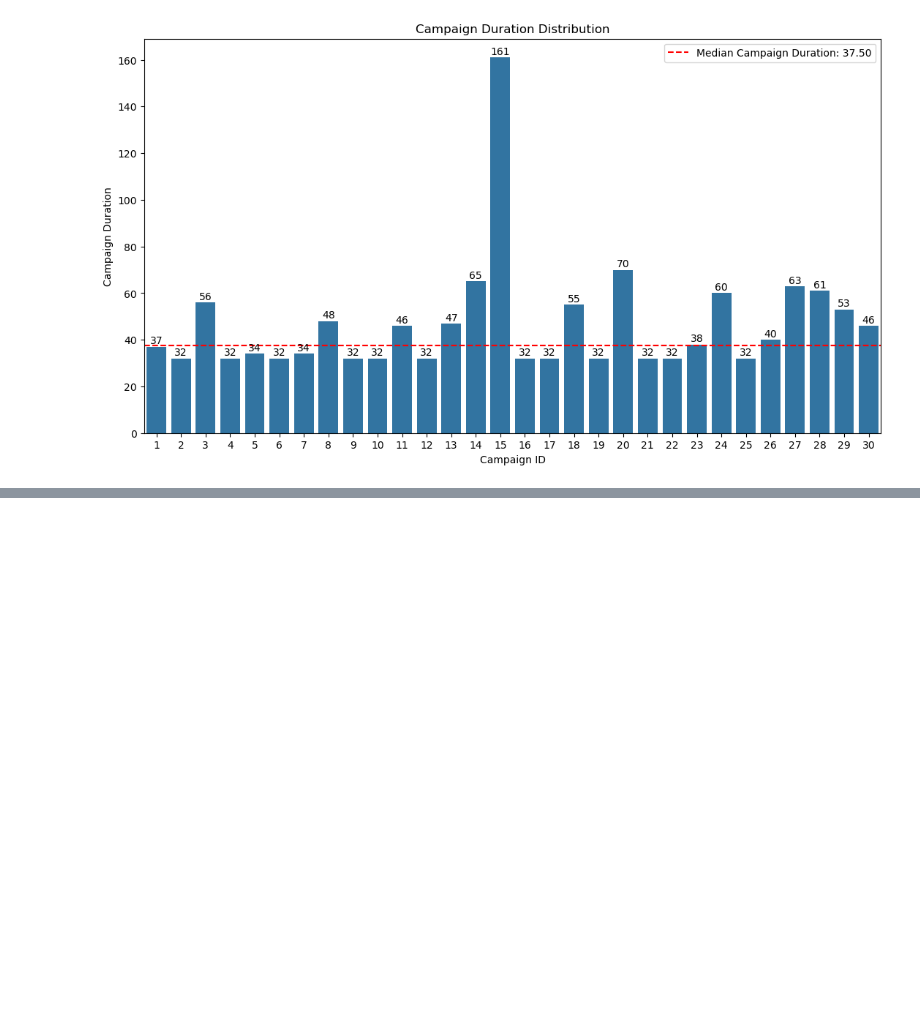
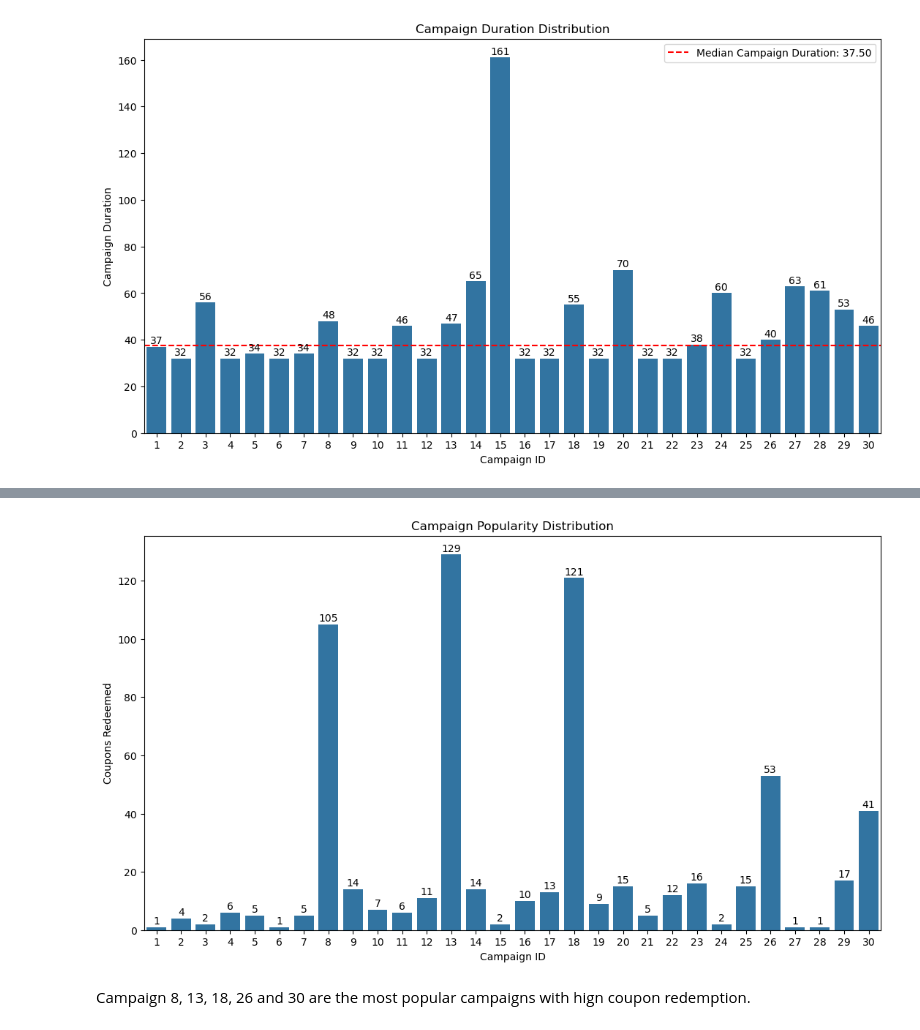
Before and after one commit to NediffNixon/clv-predictive-models, a Jupyter notebook: notebooks/01_data_exploration.ipynb, the cells around one changed output, grey strips where cells are left out. Saved outputs shown, nothing was run; the diff lists cells and outputs as text; code cells hidden in the pictures; blank space fills up the shorter version.

```diff
--- a/notebooks/01_data_exploration.ipynb
+++ b/notebooks/01_data_exploration.ipynb
@@ -430,0 +434,4 @@ plt.show()
+# %%
+coupon_redempt = pd.read_csv("../data/raw/coupon_redempt.csv")
+print(f"Coupon Redempt data shape: {coupon_redempt.shape}")
+coupon_redempt.head()
@@ -430,0 +446,41 @@ plt.show()
+# %%
+# Figure size
+plt.figure(figsize=(13,7))
+
+# Define figure
+ax = sns.barplot(
+    data = coupon_redempt.groupby("CAMPAIGN",as_index=False)["COUPON_UPC"].nunique(),
+    x="CAMPAIGN",
+    y="COUPON_UPC"
+    )
+
+# Get the patches (bars) from the histogram
+for patch in ax.patches:
+    # Get the count (height of the bar)
+    count = int(patch.get_height())
+
+    # Only place text if count > 0
+    if count > 0:
+        # Place text on top of each bar
+        ax.text(
+            patch.get_x() + patch.get_width() / 2,  # X position (center of bar)
+            patch.get_height() + 0.3,               # Y position (just above bar)
+            count,                                  # Text (the count)
+            ha='center',                            # Horizontal alignment
+            va='bottom',                            # Vertical alignment
+            fontsize=10                             # Font size
+        )
+
+# Title
+plt.title('Campaign Popularity Distribution')
+
+# X-axis and Y-axis label
+plt.xlabel("Campaign ID")
+plt.ylabel("Coupons Redeemed")
+
+# Display figure
+plt.show()
+# %% [output]
+[figure, added]
+# %% [markdown]
+Campaign 8, 13, 18, 26 and 30 are the most popular campaigns with hign coupon redemption.
```
Also changed, not shown: parts of 21 cells of this notebook.
